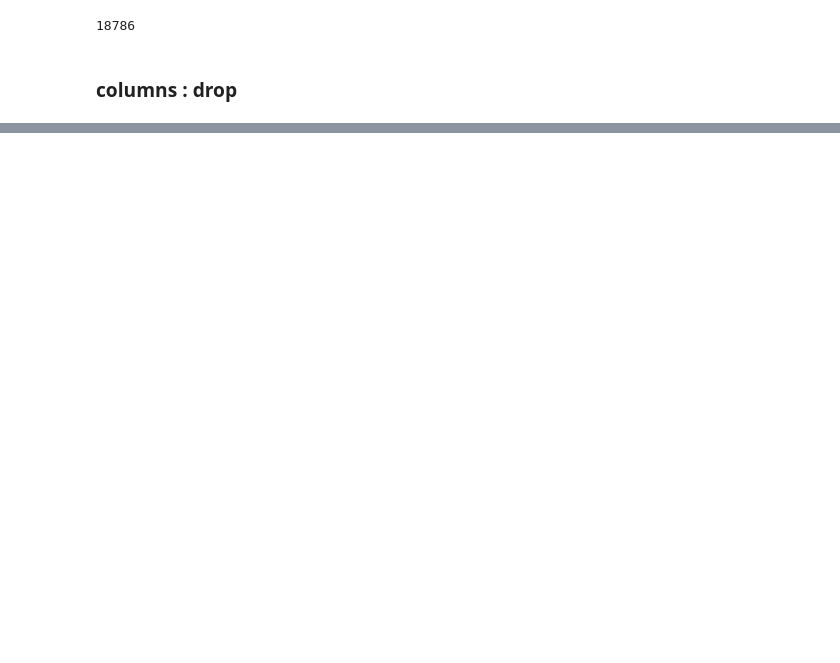
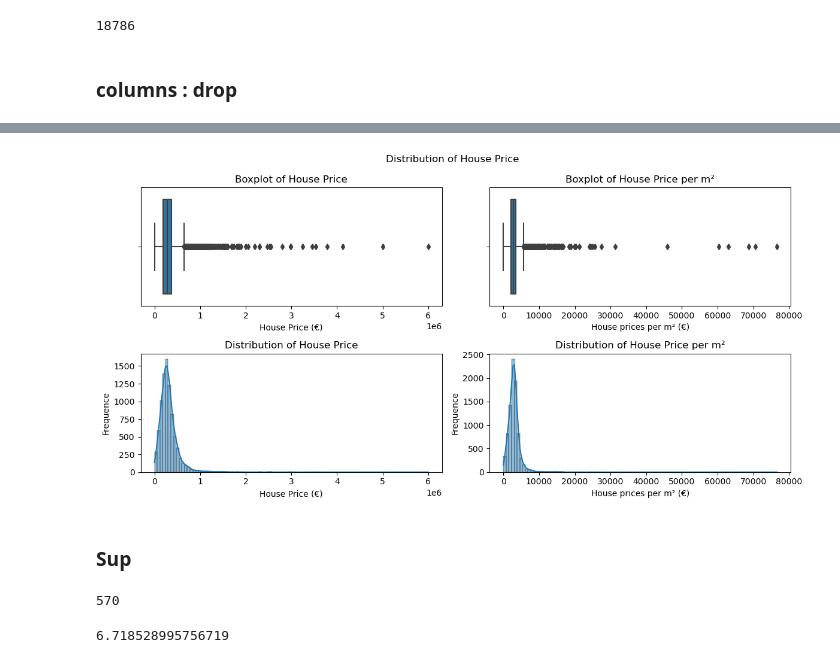
Before and after one commit to MelanieP31/Project_ML_HousePrice, a Jupyter notebook: House_Price_Toulouse/test1.ipynb, the cells around one changed output, grey strips where cells are left out. Saved outputs shown, nothing was run; the diff lists cells and outputs as text; code cells hidden in the pictures; blank space fills up the shorter version.

```diff
--- a/House_Price_Toulouse/test1.ipynb
+++ b/House_Price_Toulouse/test1.ipynb
@@ -357,0 +165,4 @@ sns.scatterplot(data=df_maison_31600, x='surface_reelle_bati',y='valeur_fonciere
+# %%
+df_house = pd.read_csv("HousePrice_Tls_2023.csv")
+# %%
+df_house['prix_mcarre'] = df_house['valeur_fonciere']/df_house['surface_reelle_bati']
@@ -357,0 +193,32 @@ sns.scatterplot(data=df_maison_31600, x='surface_reelle_bati',y='valeur_fonciere
+# %%
+fig, axes = plt.subplots(2,2,figsize=(12, 6))
+
+sns.boxplot(x=df_house['valeur_fonciere'], ax=axes[0][0])
+axes[0][0].set_xlabel('House Price (€)')
+axes[0][0].set_title('Boxplot of House Price')
+
+
+sns.boxplot(x=df_house['prix_mcarre'], ax=axes[0][1])
+axes[0][1].set_xlabel('House prices per m² (€)')
+axes[0][1].set_title('Boxplot of House Price per m²')
+
+
+sns.histplot(df_house['valeur_fonciere'], bins=100, kde=True,ax=axes[1][0])
+axes[1][0].set_xlabel('House Price (€)')
+axes[1][0].set_ylabel('Frequence')
+axes[1][0].set_title('Distribution of House Price')
+
+
+sns.histplot(df_house['prix_mcarre'], bins=100, kde=True,ax=axes[1][1])
+axes[1][1].set_xlabel('House prices per m² (€)')
+axes[1][1].set_ylabel('Frequence')
+axes[1][1].set_title('Distribution of House Price per m²')
+
+
+fig.suptitle('Distribution of House Price')
+plt.tight_layout()
+plt.show()
+# %% [output]
+[figure, added]
+# %% [markdown]
+### Sup
@@ -357,0 +240,8 @@ sns.scatterplot(data=df_maison_31600, x='surface_reelle_bati',y='valeur_fonciere
+# %%
+len(drop_indices)
+# %% [output]
+570
+# %%
+100*len(drop_indices)/len(df_house)
+# %% [output]
+6.718528995756719
```
Also changed, not shown: parts of 148 cells of this notebook, 7 other files.
